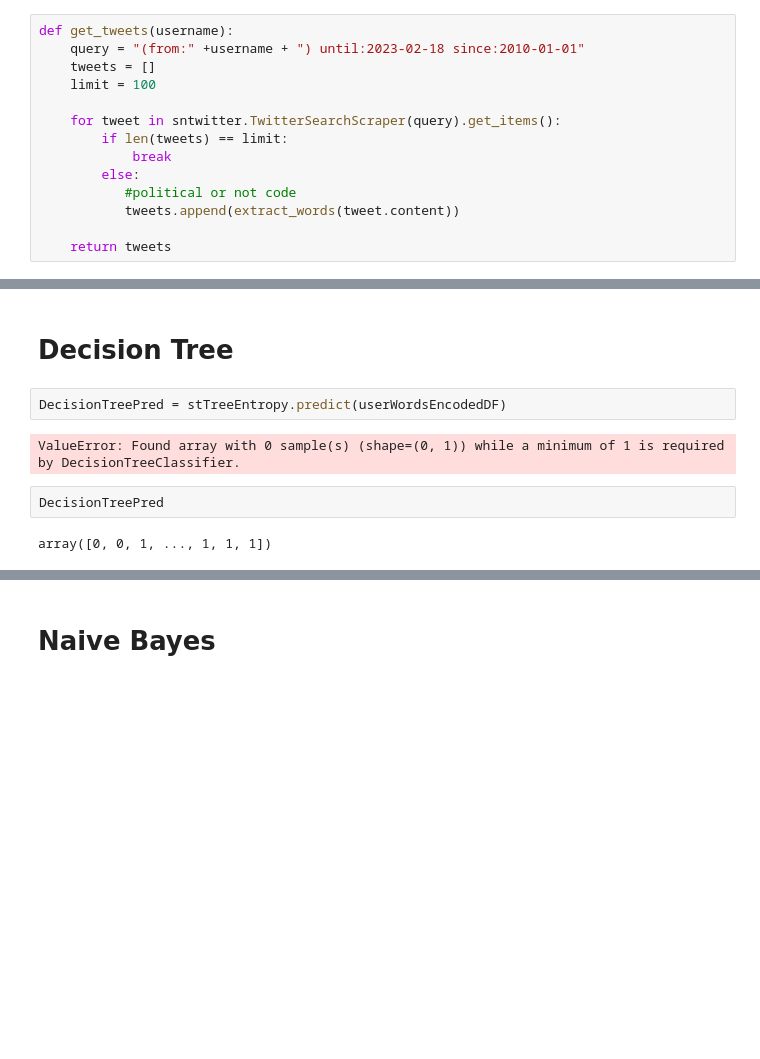
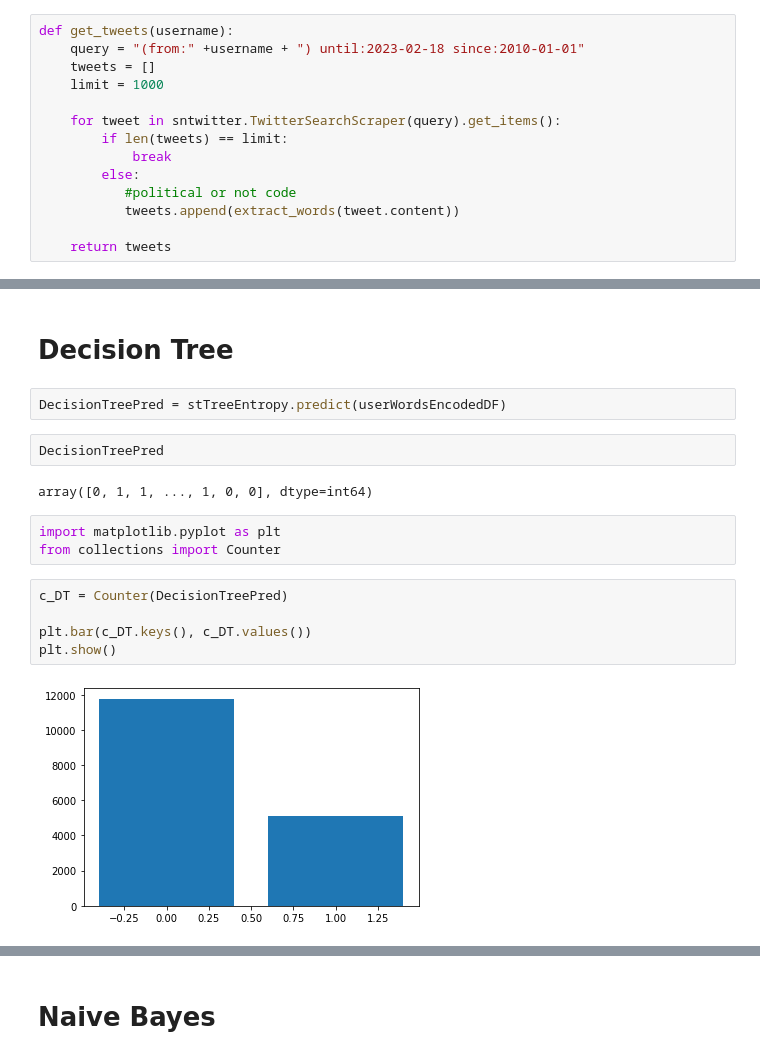
Before and after one commit to DK09876/PoliticalOrientationTwitter, a Jupyter notebook: FinalPrediction.ipynb, the cells around one changed output, grey strips where cells are left out. Drawn from its saved outputs; the diff is of its cells as text; blank space fills up the shorter version.

Commit message:
Update all code and all plots

```diff
--- a/FinalPrediction.ipynb
+++ b/FinalPrediction.ipynb
@@ -57,7 +41,7 @@ def extract_words(text):
 def get_tweets(username):
     query = "(from:" +username + ") until:2023-02-18 since:2010-01-01"
     tweets = []
-    limit = 100
+    limit = 1000
 
     for tweet in sntwitter.TwitterSearchScraper(query).get_items():
         if len(tweets) == limit:
@@ -85,9 +69,17 @@ userWordsEncodedDF = pd.DataFrame(userWordsEncoded,columns=['Tweets'])
 <h1>Decision Tree
 # %%
 DecisionTreePred = stTreeEntropy.predict(userWordsEncodedDF)
-# %% [output]
-ValueError: Found array with 0 sample(s) (shape=(0, 1)) while a minimum of 1 is required by DecisionTreeClassifier.
 # %%
 DecisionTreePred
 # %% [output]
-array([0, 0, 1, ..., 1, 1, 1])
+array([0, 1, 1, ..., 1, 0, 0], dtype=int64)
+# %%
+import matplotlib.pyplot as plt
+from collections import Counter
+# %%
+c_DT = Counter(DecisionTreePred)
+
+plt.bar(c_DT.keys(), c_DT.values())
+plt.show()
+# %% [output]
+[figure, added]
```
Also changed, not shown: parts of 41 cells of this notebook, 4 other files.
